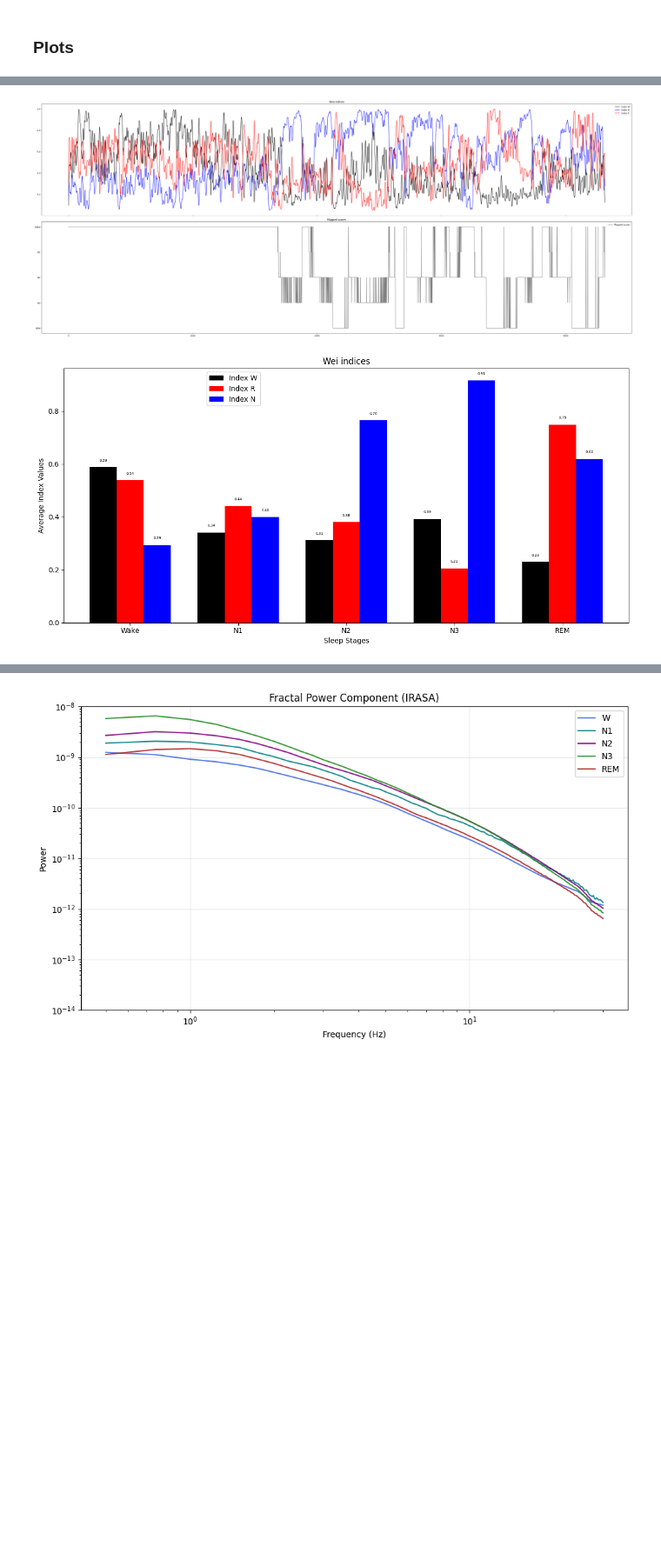
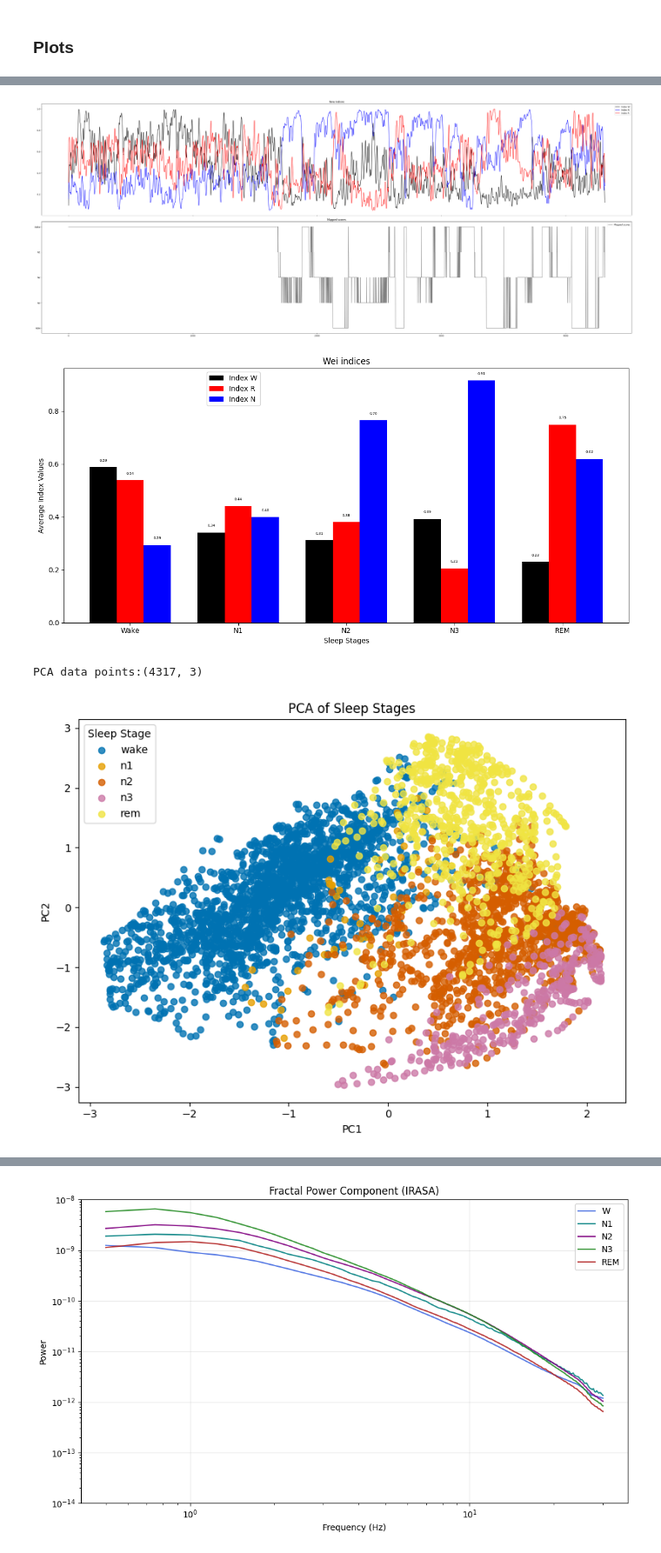
Before and after one commit to AbdelRayan/Human_SleepSCoring, a Jupyter notebook: Tim/New_feature_vis.ipynb, the cells around one changed output, grey strips where cells are left out. Shown at 87% size. Drawn from its saved outputs; the diff is of its cells as text; code cells hidden in the pictures; blank space fills up the shorter version.

Commit message:
Everything up to the aperiodic fit now

```diff
--- a/Tim/New_feature_vis.ipynb
+++ b/Tim/New_feature_vis.ipynb
@@ -415,18 +418,22 @@ index_w = F.index_W(theta_norm, gamma_norm, EMG_norm)
 # %%
 # Powerband plot
 F.normalised_powers(EMG_norm, noise_norm, delta_norm, theta_norm, sigma_norm, beta_norm, gamma_norm, alpha_norm, hypno_epochs, sleep_scoring, output_dir)
 # Normalised EMG
 F.normalised_EMG(EMG_norm, output_dir)
 # Raw signals
 # F.raw_signals(states, raw_hpc, raw_pfc, pfc_tag, hpc_tag, output_dir)
 # Indices vs a hypnogram
 F.indices_vs_hypnogram(epochs, hypno_epochs, index_w, index_n, index_r, mapped_scores, output_dir)
 # Index barplot
 F.index_barplot(index_n, index_r, index_w, mapped_scores, output_dir)
 # index PCA
 F.index_pca(index_n, mapped_scores, index_r, index_w, output_dir)
+# Aperiodic fit
+normalized_exponents, smoothed_exponents, valid_states, aperiodic_exponents = F.aperiodic_fit(pfc_data, states, fs, raw_pfc, output_dir)
 # %% [output]
 [figure]
 [figure]
 [figure]
 [figure]
+PCA data points:(4317, 3)
+[figure, added]
```
Also changed, not shown: parts of 5 cells of this notebook, 1 other file.
